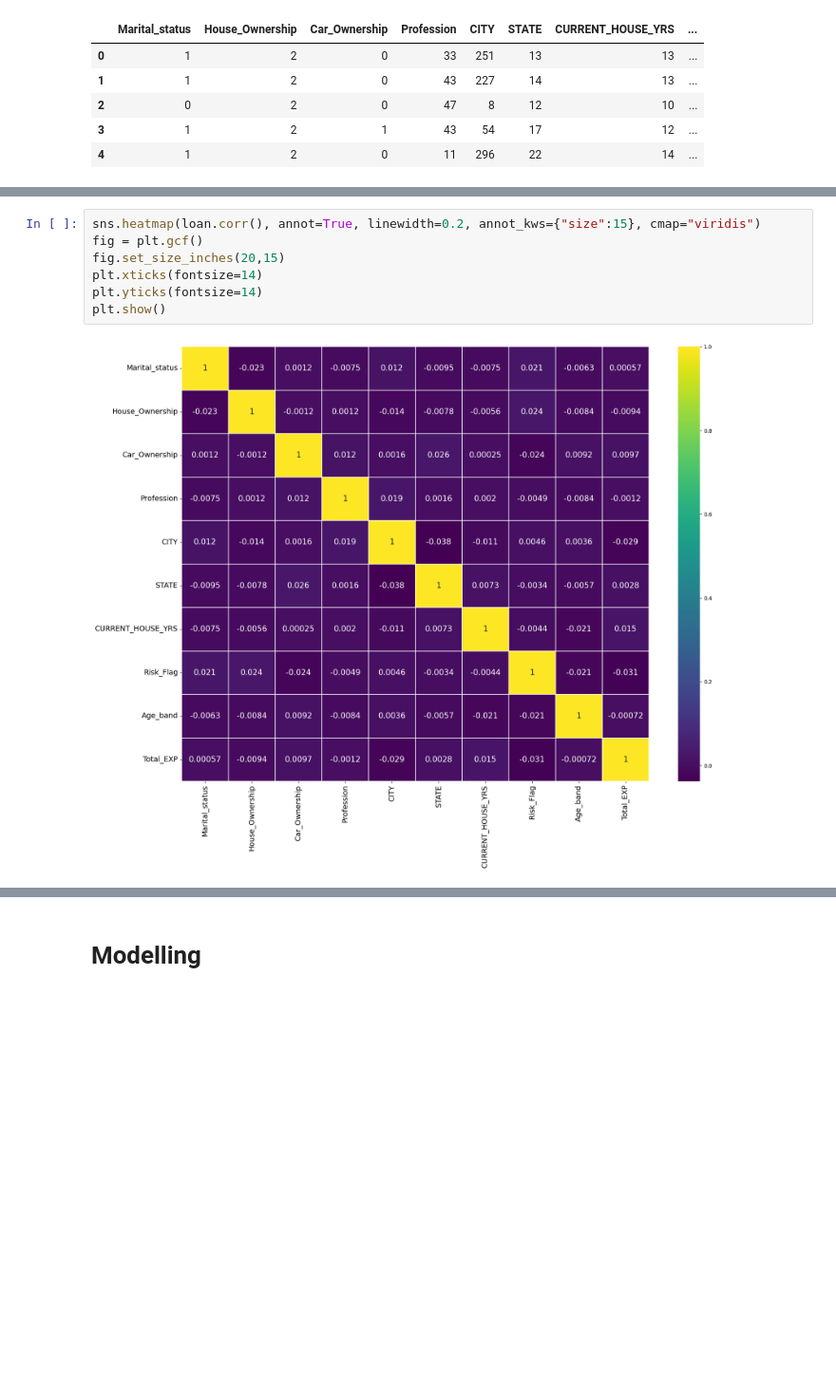
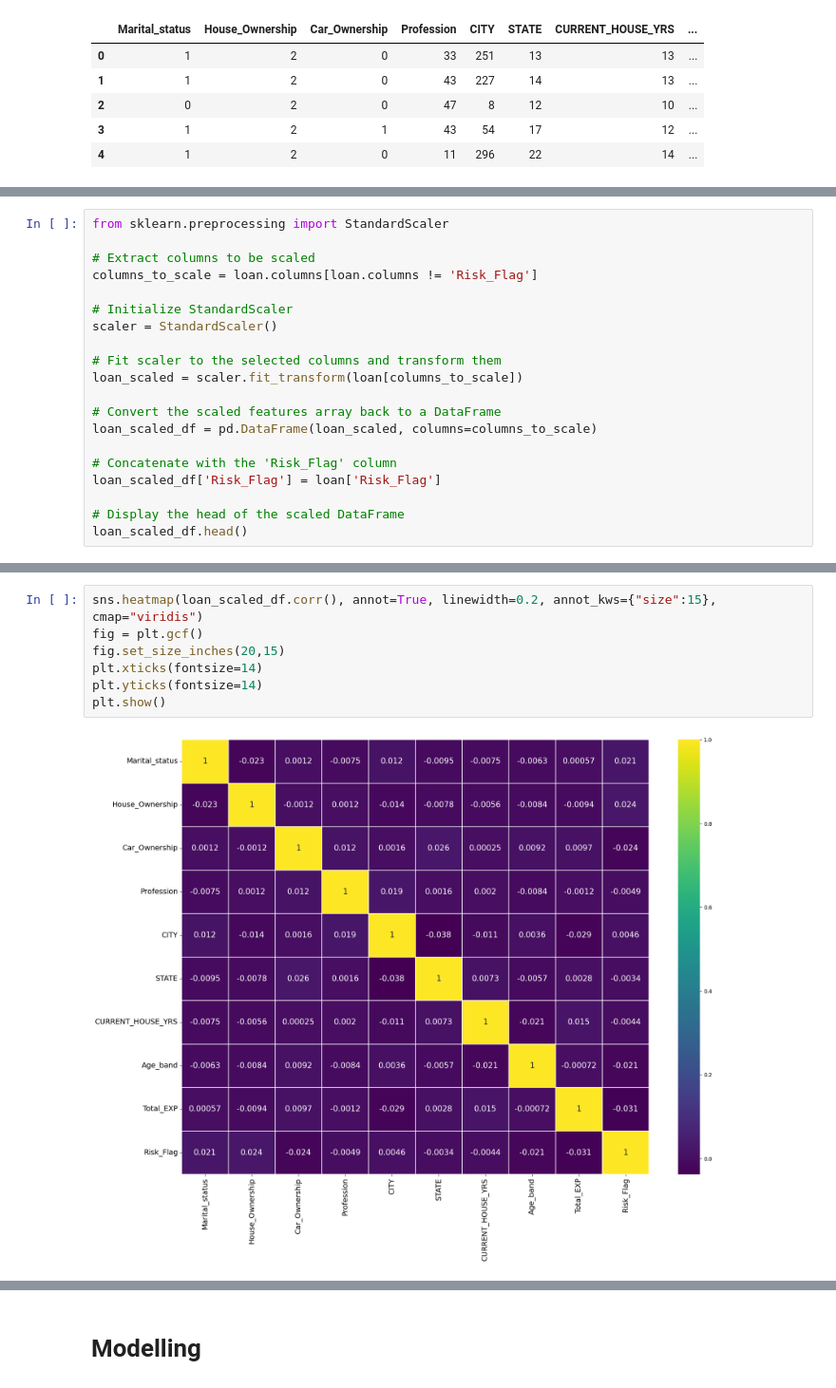
Before and after one commit to Venura-94/End-to-End-Loan-Default-Risk-Model, a Jupyter notebook: research/Experiments.ipynb, the cells around one changed output, grey strips where cells are left out. Shown at 95% size. Saved outputs shown, nothing was run; the diff lists cells and outputs as text; blank space fills up the shorter version.

```diff
--- a/research/Experiments.ipynb
+++ b/research/Experiments.ipynb
@@ -482,0 +485,20 @@ loan.head()
+# %%
+from sklearn.preprocessing import StandardScaler
+
+# Extract columns to be scaled
+columns_to_scale = loan.columns[loan.columns != 'Risk_Flag']
+
+# Initialize StandardScaler
+scaler = StandardScaler()
+
+# Fit scaler to the selected columns and transform them
+loan_scaled = scaler.fit_transform(loan[columns_to_scale])
+
+# Convert the scaled features array back to a DataFrame
+loan_scaled_df = pd.DataFrame(loan_scaled, columns=columns_to_scale)
+
+# Concatenate with the 'Risk_Flag' column
+loan_scaled_df['Risk_Flag'] = loan['Risk_Flag']
+
+# Display the head of the scaled DataFrame
+loan_scaled_df.head()
@@ -505,9 +534,9 @@ memory usage: 13.5 MB
 # %%
-sns.heatmap(loan.corr(), annot=True, linewidth=0.2, annot_kws={"size":15}, cmap="viridis")
+sns.heatmap(loan_scaled_df.corr(), annot=True, linewidth=0.2, annot_kws={"size":15}, cmap="viridis")
 fig = plt.gcf()
 fig.set_size_inches(20,15)
 plt.xticks(fontsize=14)
 plt.yticks(fontsize=14)
 plt.show()
 # %% [output]
-[figure, old version]
+[figure, new version]
```
Also changed, not shown: parts of 40 cells of this notebook, 1 other file.
